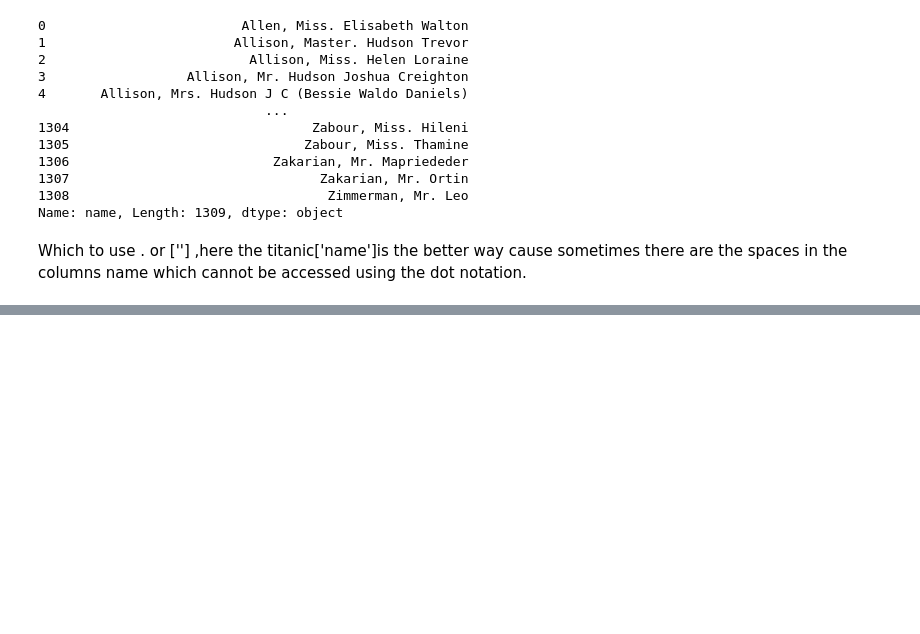
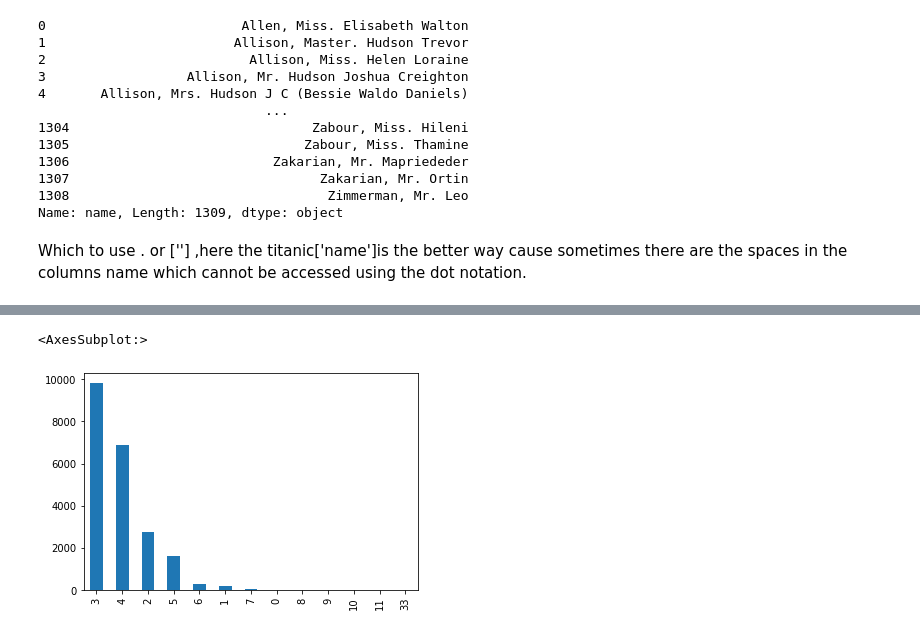
Before and after one commit to sapk-pa1/DAV, a Jupyter notebook: Series&Columns.ipynb, the cells around one changed output, grey strips where cells are left out. Cells and saved outputs as stored; diff of their text form; code cells hidden in the pictures; blank space fills up the shorter version.

```diff
--- a/Series&Columns.ipynb
+++ b/Series&Columns.ipynb
@@ -53,0 +348,5 @@ Which to use . or [''] ,here the titanic['name']is the better way cause sometime
+# %%
+houses.bedrooms.value_counts().plot(kind = 'bar')
+# %% [output]
+<AxesSubplot:>
+[figure, added]
```
Also changed, not shown: parts of 36 cells of this notebook.
